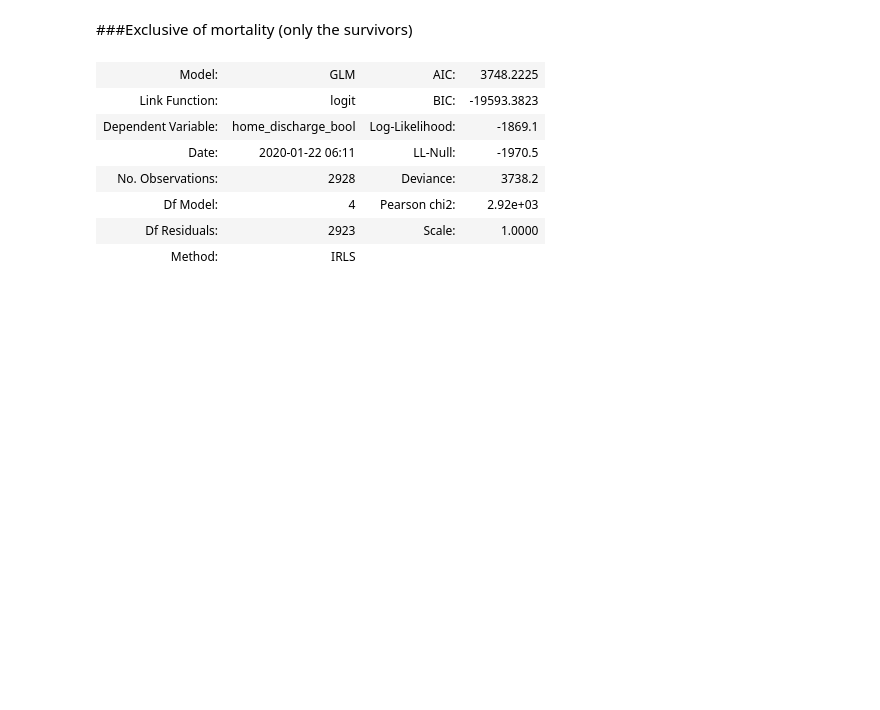
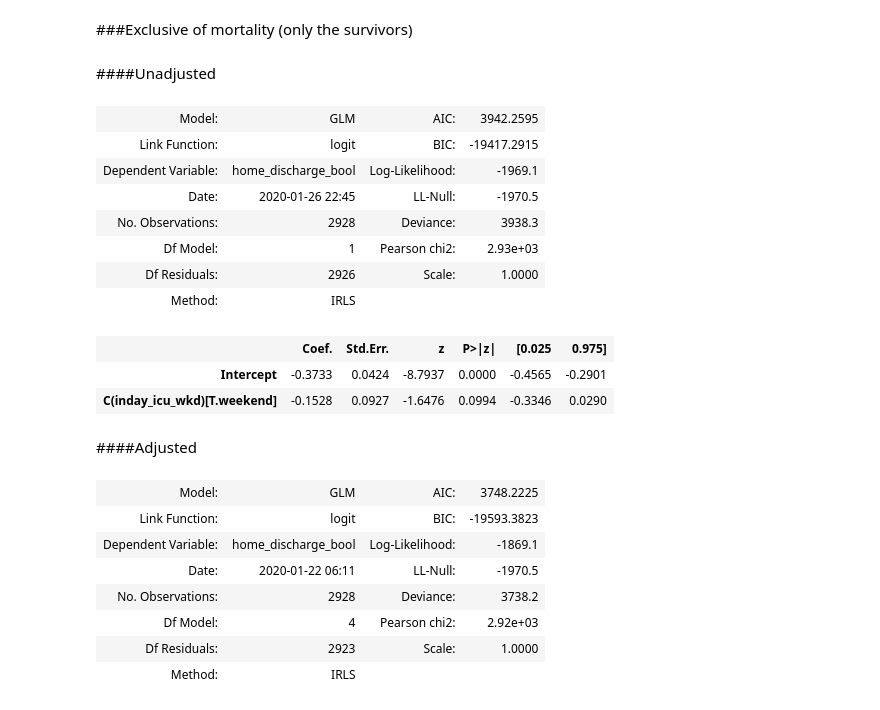
Before and after one commit to the-moose-machine/medical, a Jupyter notebook: WeekendStrokeMortality_accurate.ipynb, the cells around one changed output. Cells and saved outputs as stored; diff of their text form; code cells hidden in the pictures; blank space fills up the shorter version.

```diff
--- a/WeekendStrokeMortality_accurate.ipynb
+++ b/WeekendStrokeMortality_accurate.ipynb
@@ -1374,6 +1396,28 @@ adj_glm.summary2()
 | admission_age | -0.0361 | 0.0025 | -14.3980 | 0.0000 | -0.0411 | -0.0312 |
 # %% [markdown]
 ###Exclusive of mortality (only the survivors)
+# %% [markdown]
+####Unadjusted
+# %%
+#For Home Discharge exclusive of mortality - unadjusted
+adj_glm = smf.glm('home_discharge_bool ~ C(inday_icu_wkd)',
+                     data=df_survived, family=sm.families.Binomial()).fit()
+adj_glm.summary2()
+# drop1(adj.glm,test="Chisq")
+# %% [output]
+| Model: | GLM | AIC: | 3942.2595 |
+| Link Function: | logit | BIC: | -19417.2915 |
+| Dependent Variable: | home_discharge_bool | Log-Likelihood: | -1969.1 |
+| Date: | 2020-01-26 22:45 | LL-Null: | -1970.5 |
+| No. Observations: | 2928 | Deviance: | 3938.3 |
+| Df Model: | 1 | Pearson chi2: | 2.93e+03 |
+| Df Residuals: | 2926 | Scale: | 1.0000 |
+| Method: | IRLS |  |  |
+|  | Coef. | Std.Err. | z | P>|z| | [0.025 | 0.975] |
+| Intercept | -0.3733 | 0.0424 | -8.7937 | 0.0000 | -0.4565 | -0.2901 |
+| C(inday_icu_wkd)[T.weekend] | -0.1528 | 0.0927 | -1.6476 | 0.0994 | -0.3346 | 0.0290 |
+# %% [markdown]
+####Adjusted
 # %%
 #For Home Discharge adjusting for admission type, age and sex
 adj_glm = smf.glm('home_discharge_bool ~ C(inday_icu_wkd) + C(adm_type_2) + admission_age +C(gender_x)',
```
Also changed, not shown: parts of 8 cells of this notebook.
